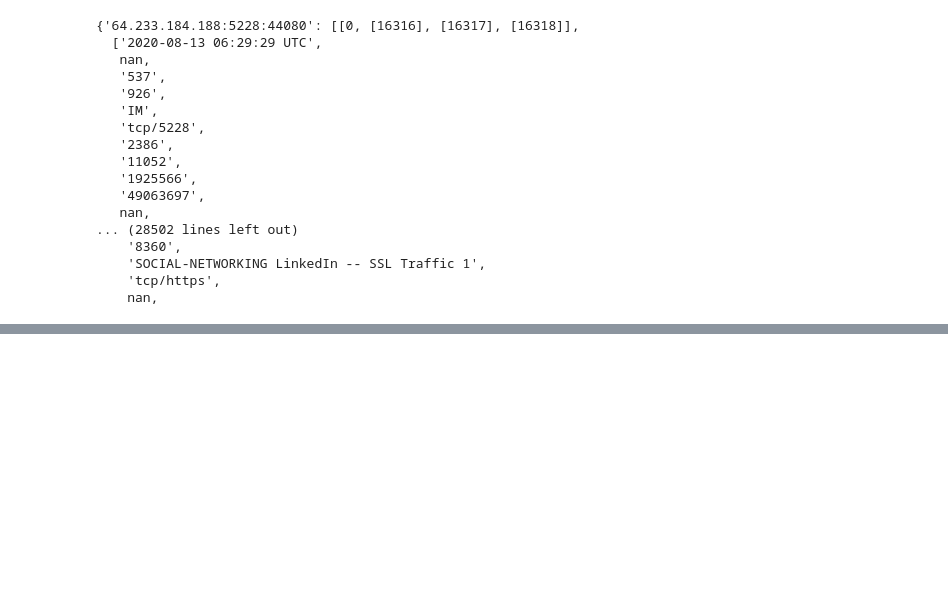
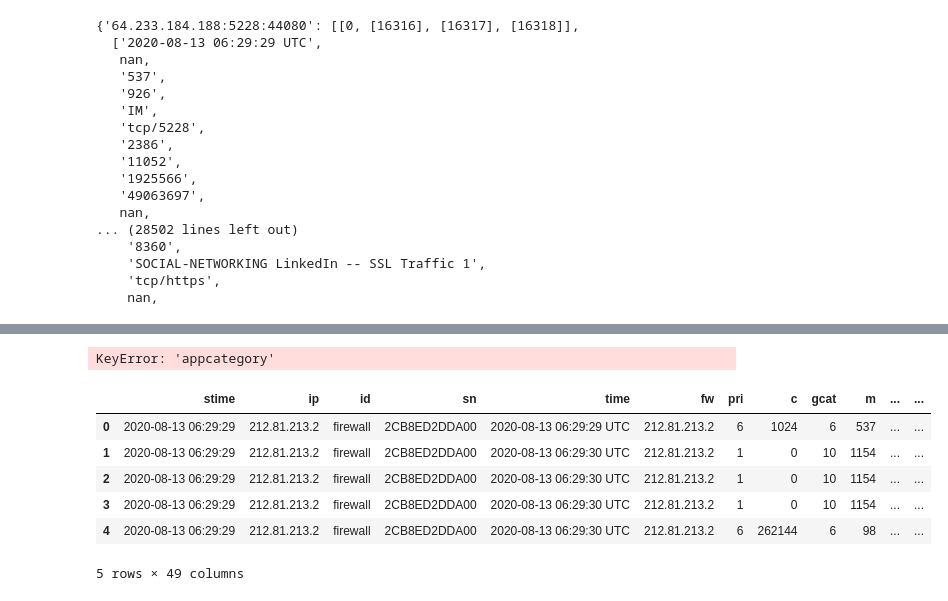
Before and after one commit to jsjose/syslog_proc, a Jupyter notebook: syslog.ipynb, the cells around one changed output, grey strips where cells are left out. Cells and saved outputs as stored; diff of their text form; code cells hidden in the pictures; blank space fills up the shorter version.

```diff
--- a/syslog.ipynb
+++ b/syslog.ipynb
@@ -265,0 +374,14 @@ conver['10.4.45.73']
+# %%
+appctrl
+# %% [output]
+KeyError: 'appcategory'
+# %%
+df.head()
+# %% [output]
+|  | stime | ip | id | sn | time | fw | pri | c | gcat | m | ... | ... |
+| 0 | 2020-08-13 06:29:29 | 212.81.213.2 | firewall | 2CB8ED2DDA00 | 2020-08-13 06:29:29 UTC | 212.81.213.2 | 6 | 1024 | 6 | 537 | ... | ... |
+| 1 | 2020-08-13 06:29:29 | 212.81.213.2 | firewall | 2CB8ED2DDA00 | 2020-08-13 06:29:30 UTC | 212.81.213.2 | 1 | 0 | 10 | 1154 | ... | ... |
+| 2 | 2020-08-13 06:29:29 | 212.81.213.2 | firewall | 2CB8ED2DDA00 | 2020-08-13 06:29:30 UTC | 212.81.213.2 | 1 | 0 | 10 | 1154 | ... | ... |
+| 3 | 2020-08-13 06:29:29 | 212.81.213.2 | firewall | 2CB8ED2DDA00 | 2020-08-13 06:29:30 UTC | 212.81.213.2 | 1 | 0 | 10 | 1154 | ... | ... |
+| 4 | 2020-08-13 06:29:29 | 212.81.213.2 | firewall | 2CB8ED2DDA00 | 2020-08-13 06:29:30 UTC | 212.81.213.2 | 6 | 262144 | 6 | 98 | ... | ... |
+5 rows × 49 columns
```
Also changed, not shown: parts of 6 cells of this notebook.
